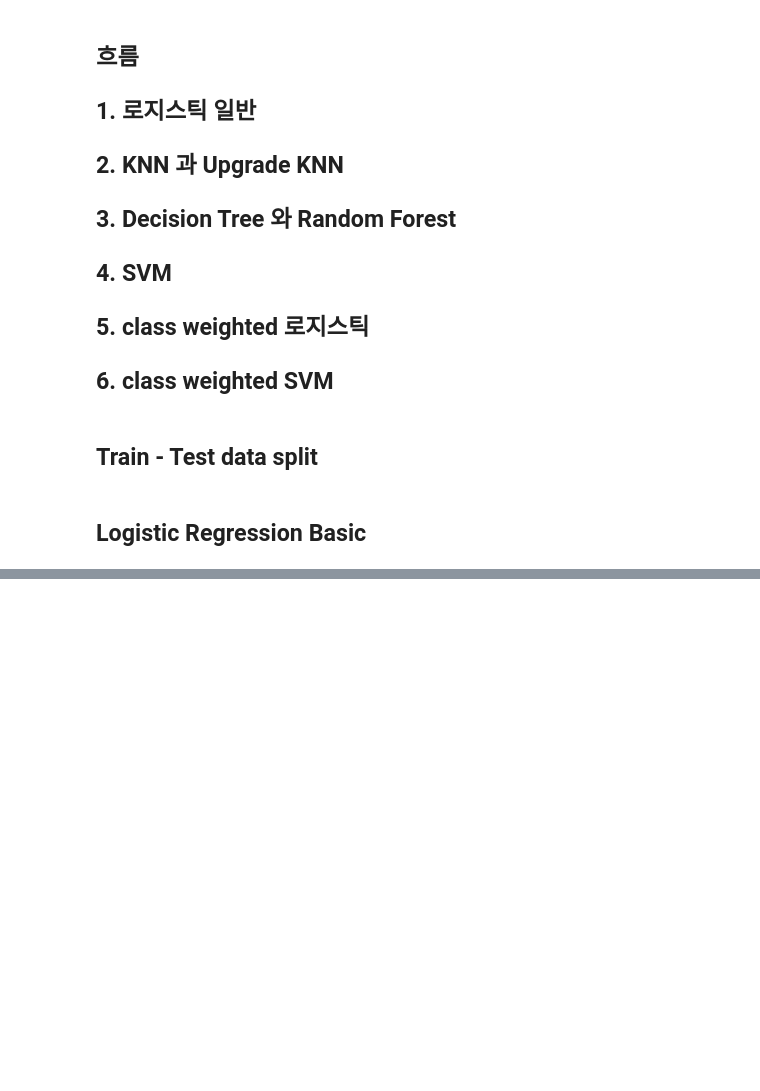
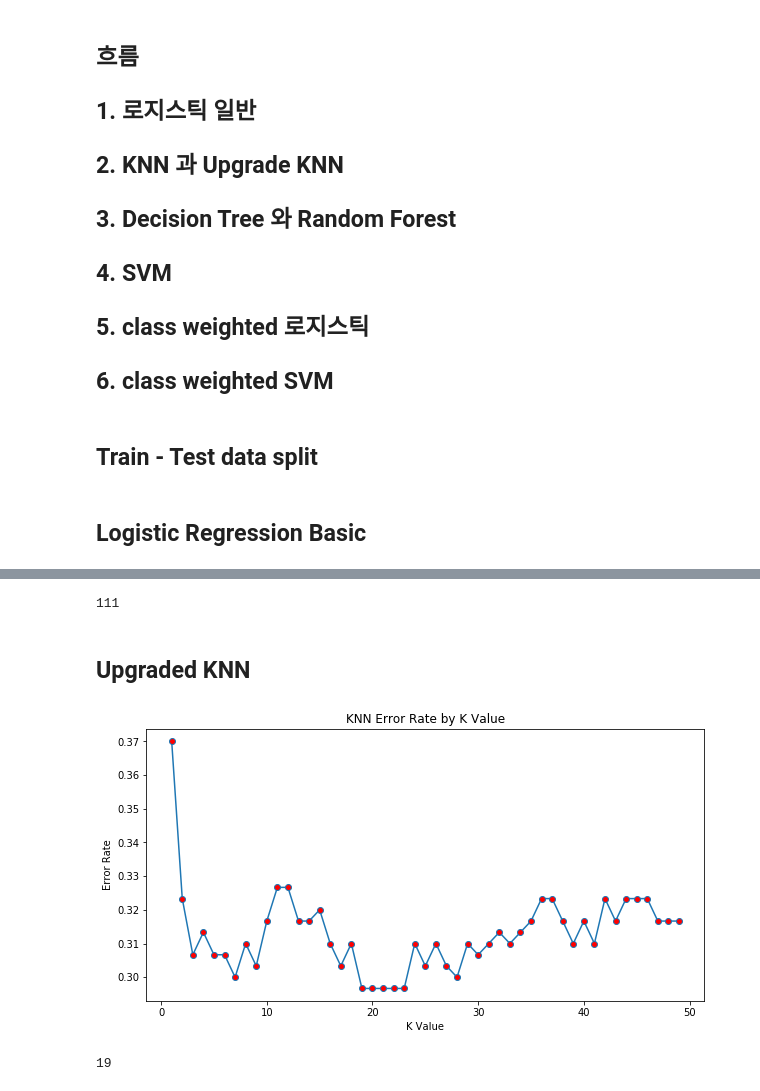
Before and after one commit to james-sungjae-lee/2018_Naver_DSC, a Jupyter notebook: Untitled2.ipynb, the cells around one changed output, grey strips where cells are left out. Drawn from its saved outputs; the diff is of its cells as text; code cells hidden in the pictures; blank space fills up the shorter version.

```diff
--- a/Untitled2.ipynb
+++ b/Untitled2.ipynb
@@ -40,6 +40,6 @@ from sklearn.linear_model import LogisticRegression
 from sklearn.metrics import classification_report, confusion_matrix
 # %%
 logistic_model = LogisticRegression()
-logistic_model.fit(X_train_sel, y_train)
+logistic_model.fit(X_train_sel, y_train_sel)
 logistic_prediction = logistic_model.predict(X_test_sel)
 # %%
@@ -60,0 +63,4 @@ avg / total       0.74      0.75      0.73       300
+# %%
+knn_model = KNeighborsClassifier(n_neighbors=1)
+knn_model.fit(X_train_sel, y_train_sel)
+knn_prediction = knn_model.predict(X_test_sel)
@@ -60,0 +87,4 @@ avg / total       0.74      0.75      0.73       300
+# %%
+knn_model = KNeighborsClassifier(n_neighbors=1)
+knn_model.fit(X_train_sel, y_train)
+knn_prediction = knn_model.predict(X_test_sel)
@@ -60,0 +107,27 @@ avg / total       0.74      0.75      0.73       300
+# %%
+60 + 51
+# %% [output]
+111
+# %% [markdown]
+## Upgraded KNN
+# %%
+knn_error_rate = []
+
+for i in range(1, 50):
+    knn_upgraded_model = KNeighborsClassifier(n_neighbors=i)
+    knn_upgraded_model.fit(X_train_sel, y_train_sel)
+    i_knn_model = knn_upgraded_model.predict(X_test_sel)
+    knn_error_rate.append(np.mean(i_knn_model != y_test_sel))
+# %%
+plt.figure(figsize = (10, 5))
+plt.plot(range(1, 50), knn_error_rate, marker = 'o', markerfacecolor = 'red')
+plt.title('KNN Error Rate by K Value')
+plt.xlabel('K Value')
+plt.ylabel('Error Rate');
+# %% [output]
+[figure, added]
+# %%
+knn_error_rate.index(min(knn_error_rate)) + 1
+# find minimum error rate K Value
+# %% [output]
+19
```
Also changed, not shown: parts of 47 cells of this notebook, 2 other files.
